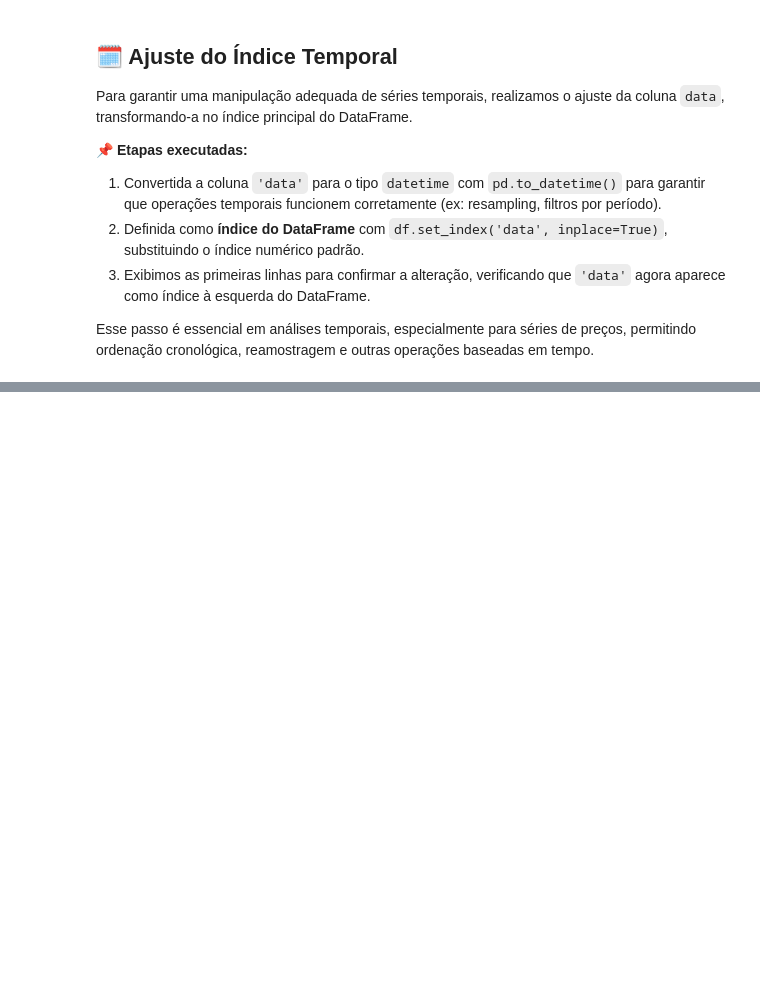
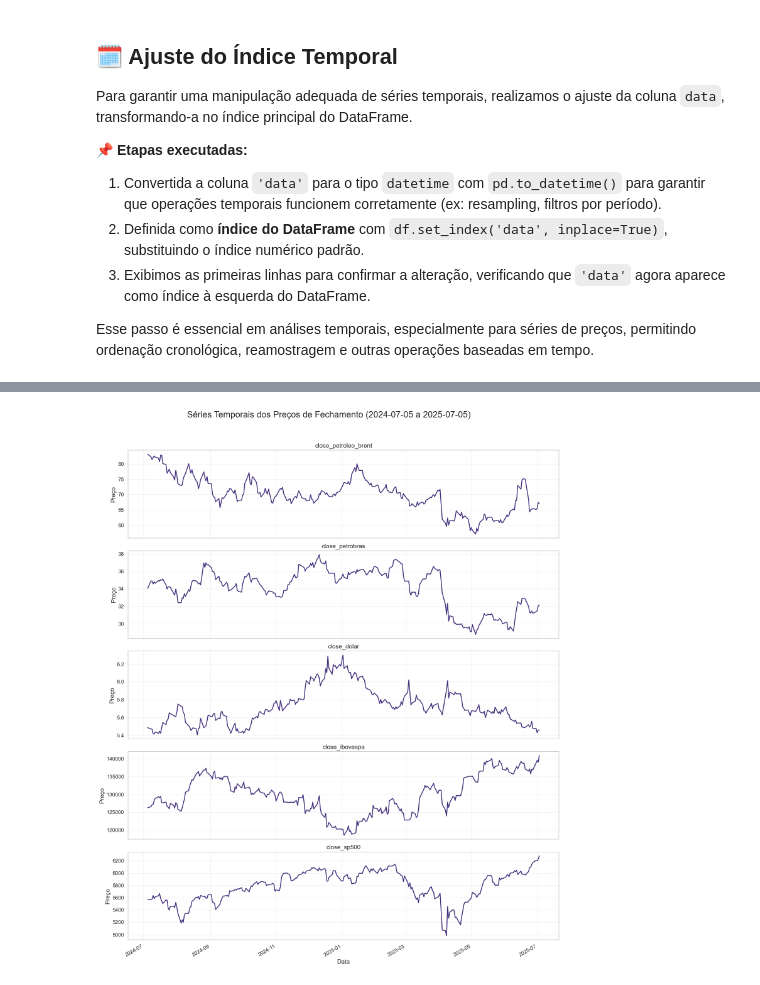
Before and after one commit to Carllux/FIAP-TC-2, a Jupyter notebook: notebooks/01_analise_exploratoria.ipynb, the cells around one changed output, grey strips where cells are left out. Drawn from its saved outputs; the diff is of its cells as text; code cells hidden in the pictures; blank space fills up the shorter version.

Commit message:
Análise Exploratória e de correlação

```diff
--- a/notebooks/01_analise_exploratoria.ipynb
+++ b/notebooks/01_analise_exploratoria.ipynb
@@ -220,0 +241,46 @@ display(df.head())
+# %%
+# O DataFrame 'df' já foi carregado e está com o índice de data configurado
+
+# --- FILTRAGEM DE DADOS PARA O PERÍODO DE 2 ANOS ---
+
+# 1. Define o período de análise desejado
+start_date_2y = '2024-07-05'
+end_date_2y = '2025-07-05'
+
+# 2. Seleciona as colunas de fechamento
+df_close = df.filter(like='close')
+
+# 3. Filtra o DataFrame para conter apenas os dados do período de 2 anos
+# Usamos .loc[] para fatiar o DataFrame com base no índice de data
+df_close_2y = df_close.loc[start_date_2y:end_date_2y]
+
+# ---------------------------------------------------
+
+
+# --- Criação dos Gráficos ---
+
+# Cria uma figura com múltiplos subplots, um para cada ativo.
+fig, axes = plt.subplots(
+    nrows=len(df_close_2y.columns),
+    ncols=1,
+    figsize=(15, 20),
+    sharex=True
+)
+
+# Define um título geral para a figura inteira
+fig.suptitle(f'Séries Temporais dos Preços de Fechamento ({start_date_2y} a {end_date_2y})', fontsize=20, y=0.92)
+
+# Itera sobre cada coluna de preço e cria um gráfico no seu respectivo eixo (subplot)
+# Note que agora usamos o DataFrame filtrado: df_close_2y
+for i, column in enumerate(df_close_2y.columns):
+    ax = axes[i]
+    df_close_2y[column].plot(ax=ax, legend=False)
+    ax.set_title(column, fontsize=14)
+    ax.set_ylabel('Preço')
+
+# Ajusta o layout e o eixo x final
+plt.xlabel('Data')
+plt.tight_layout(rect=[0, 0.03, 1, 0.9])
+plt.show()
+# %% [output]
+[figure, added]
```
Also changed, not shown: parts of 9 cells of this notebook.
